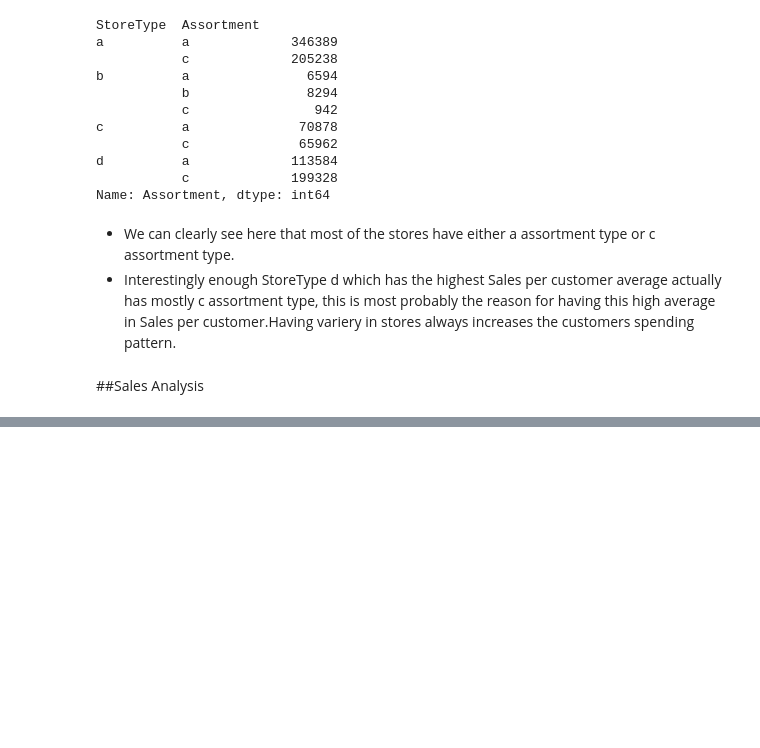
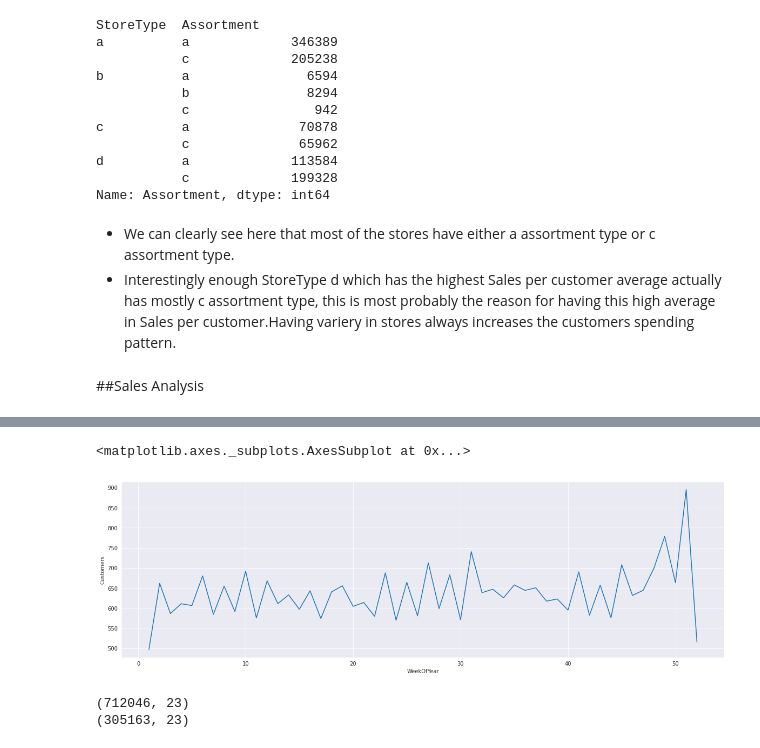
Before and after one commit to vivek16pawar/Retail-Sales-Prediction, a Jupyter notebook: Rossmann_Sales_Prediction_Capstone_Project.ipynb, the cells around one changed output, grey strips where cells are left out. Saved outputs shown, nothing was run; the diff lists cells and outputs as text; code cells hidden in the pictures; blank space fills up the shorter version.

```diff
--- a/Rossmann_Sales_Prediction_Capstone_Project.ipynb
+++ b/Rossmann_Sales_Prediction_Capstone_Project.ipynb
@@ -638,0 +427,8 @@ Index(['Store', 'DayOfWeek', 'Sales', 'Customers', 'Open', 'Promo',
+# %%
+sns.set_style('darkgrid')
+plt.figure(figsize=(20,6))
+sns.color_palette("Set2")
+sns.lineplot(data = merge_df, x = 'WeekOfYear', y = 'Customers',markers=True,ci=None)
+# %% [output]
+<matplotlib.axes._subplots.AxesSubplot at 0x...>
+[figure, added]
@@ -638,0 +439,9 @@ Index(['Store', 'DayOfWeek', 'Sales', 'Customers', 'Open', 'Promo',
+# %%
+# Check the shape of train dataset
+print(merged_df.shape)
+
+# Check the shape of test dataset
+print(merged_test_df.shape)
+# %% [output]
+(712046, 23)
+(305163, 23)
```
Also changed, not shown: parts of 148 cells of this notebook.
